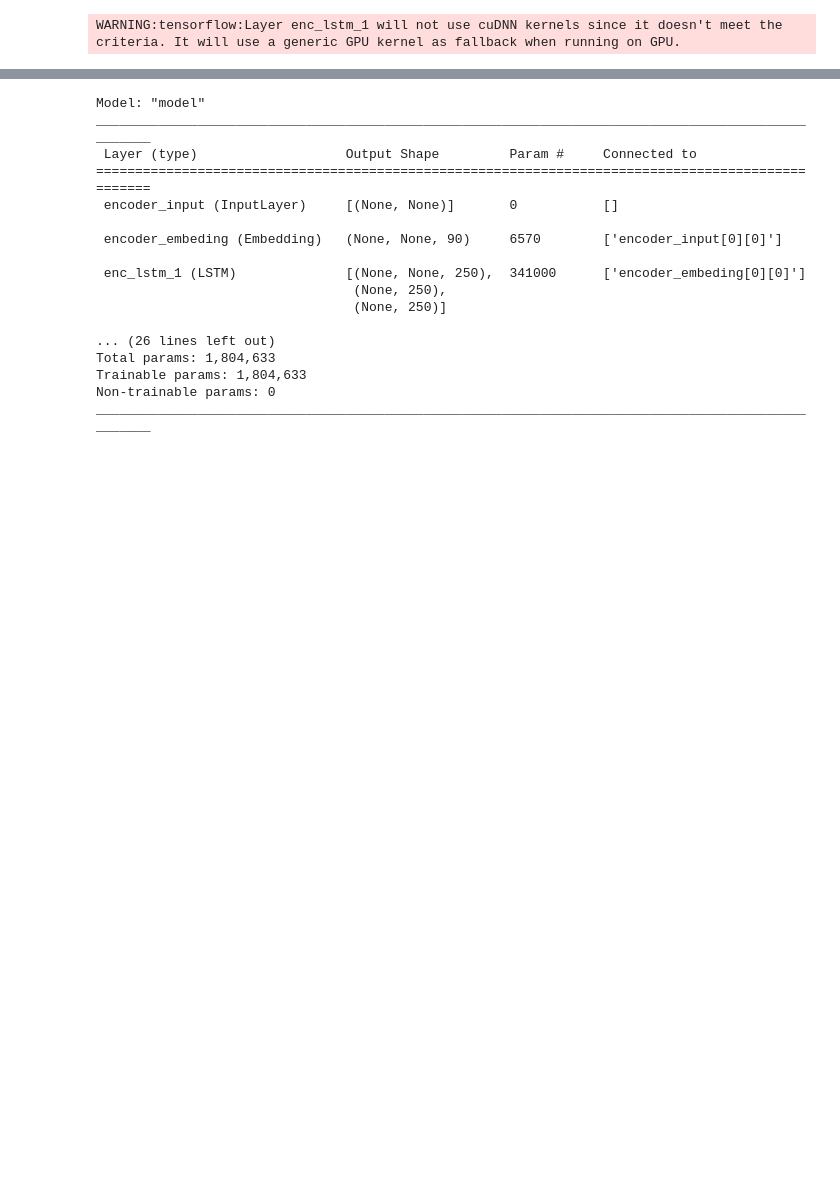
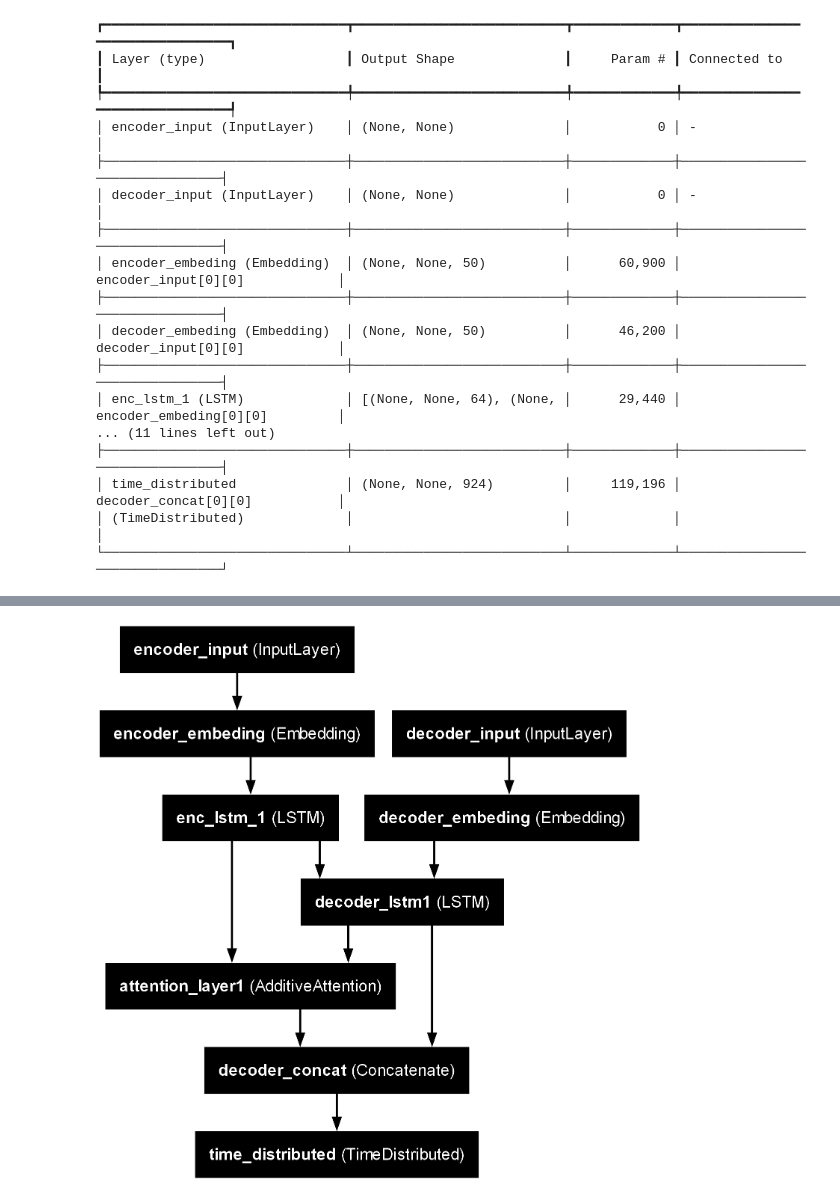
Before and after one commit to hmralavi/ML-Tensorflow, a Jupyter notebook: NLP/001_text_summarization.ipynb, the cells around one changed output, grey strips where cells are left out. Saved outputs shown, nothing was run; the diff lists cells and outputs as text; code cells hidden in the pictures; blank space fills up the shorter version.

Commit message:
text summarization

```diff
--- a/NLP/001_text_summarization.ipynb
+++ b/NLP/001_text_summarization.ipynb
@@ -45,6 +51,9 @@ def text_preprocess(txt, sum):
     sum = "soseq " + f(sum) + " eoseq"
     return txt, sum
 # %%
-ds_train, ds_test = tfds.load(name='samsum', split=['train[:10%]','test'], as_supervised=True)
-ds_train = np.array([text_preprocess(*d) for d in ds_train.as_numpy_iterator()]) # ndarray shape:(14732, 2)
-ds_test = np.array([text_preprocess(*d) for d in ds_test.as_numpy_iterator()]) # ndarray shape:(819, 2)
+# load samsum dataset
+ds = tfds.load(name='samsum', split='train+test+validation', as_supervised=True)
+ds = np.array([text_preprocess(*d) for d in ds.as_numpy_iterator()])
+texts = ds[:,0]
+summaries = ds[:,1]
+del ds
@@ -68,0 +78,4 @@ def create_tokenizer(txt_to_fit, min_token_count=1):
+# %%
+# split into train and validation datasets.
+x_train, x_val, y_train, y_val = train_test_split(texts, summaries, test_size=0.2, random_state=42, shuffle=True)
+del texts, summaries
@@ -69,20 +103,26 @@ def create_tokenizer(txt_to_fit, min_token_count=1):
 # %%
 # Tokenize input and target texts in the train dataset
-tokenizer_input = create_tokenizer(ds_train[:,0], 300)
-input_sequences = tokenizer_input.texts_to_sequences(ds_train[:,0]) # list of length 14732
+x_tokenizer = create_tokenizer(x_train, 5)
+x_train_seq = x_tokenizer.texts_to_sequences(x_train)
+x_val_seq = x_tokenizer.texts_to_sequences(x_val)
 
-tokenizer_target = create_tokenizer(ds_train[:,1], 20)
-target_sequences = tokenizer_target.texts_to_sequences(ds_train[:,1]) # list of length 14732
+y_tokenizer = create_tokenizer(y_train, 2)
+y_train_seq = y_tokenizer.texts_to_sequences(y_train)
+y_val_seq = y_tokenizer.texts_to_sequences(y_val)
 
 # Pad sequences
-input_sequences = pad_sequences(input_sequences, padding='post', truncating='post') # ndarray shape:(14732, 813)
-target_sequences = pad_sequences(target_sequences, padding='post', truncating='post') # ndarray shape:(14732, 64)
+x_train_seq = pad_sequences(x_train_seq, padding='post')
+y_train_seq = pad_sequences(y_train_seq, padding='post')
+x_val_seq = pad_sequences(x_val_seq, padding='post')
+y_val_seq = pad_sequences(y_val_seq, padding='post')
 
 # Prepare target data
-target_sequences_one_hot = tf.keras.utils.to_categorical(target_sequences,
-                                                         num_classes=tokenizer_target.num_words+1) # ndarray shape (14732, 64, 17599)
+y_train_seq_one_hot = tf.keras.utils.to_categorical(y_train_seq, num_classes=y_tokenizer.num_words+1) # ndarray shape (14732, 64, 17599)
+y_val_seq_one_hot = tf.keras.utils.to_categorical(y_val_seq, num_classes=y_tokenizer.num_words+1) # ndarray shape (14732, 64, 17599)
 
-#
-x_train = [input_sequences, target_sequences[:,:-1]]
-y_train = target_sequences_one_hot[:,1:]
+# prepare data for training the network
+x_train_for_model_training = [x_train_seq, y_train_seq[:,:-1]]
+x_val_for_model_training = [x_val_seq, y_val_seq[:,:-1]]
+y_train_for_model_training = y_train_seq_one_hot[:,1:]
+y_val_for_model_training = y_val_seq_one_hot[:,1:]
 # %%
@@ -178,4 +288,5 @@ def define_model(ntokens_input, ntokens_target):
 # %%
-train_model, encoder_model, decoder_model = define_model(tokenizer_input.num_words+1, tokenizer_target.num_words+1)
+train_model, encoder_model, decoder_model = define_simple_model(x_tokenizer.num_words+1, y_tokenizer.num_words+1)
 train_model.summary()
+tf.keras.utils.plot_model(train_model, show_shapes=False, show_layer_names=True)
 # %% [output]
@@ -183 +294,17 @@ WARNING:tensorflow:Layer enc_lstm_1 will not use cuDNN kernels since it doesn't
-WARNING:tensorflow:Layer enc_lstm_1 will not use cuDNN kernels since it doesn't meet the criteria. It will use a generic GPU kernel as fallback when running on GPU.
+┏━━━━━━━━━━━━━━━━━━━━━━━━━━━━━━━┳━━━━━━━━━━━━━━━━━━━━━━━━━━━┳━━━━━━━━━━━━━┳━━━━━━━━━━━━━━━━━━━━━━━━━━━━━━━━┓
+┃ Layer (type)                  ┃ Output Shape              ┃     Param # ┃ Connected to                   ┃
+┡━━━━━━━━━━━━━━━━━━━━━━━━━━━━━━━╇━━━━━━━━━━━━━━━━━━━━━━━━━━━╇━━━━━━━━━━━━━╇━━━━━━━━━━━━━━━━━━━━━━━━━━━━━━━━┩
+│ encoder_input (InputLayer)    │ (None, None)              │           0 │ -                              │
+├───────────────────────────────┼───────────────────────────┼─────────────┼────────────────────────────────┤
+│ decoder_input (InputLayer)    │ (None, None)              │           0 │ -                              │
+├───────────────────────────────┼───────────────────────────┼─────────────┼────────────────────────────────┤
+│ encoder_embeding (Embedding)  │ (None, None, 50)          │      60,900 │ encoder_input[0][0]            │
+├───────────────────────────────┼───────────────────────────┼─────────────┼────────────────────────────────┤
+│ decoder_embeding (Embedding)  │ (None, None, 50)          │      46,200 │ decoder_input[0][0]            │
+├───────────────────────────────┼───────────────────────────┼─────────────┼────────────────────────────────┤
+│ enc_lstm_1 (LSTM)             │ [(None, None, 64), (None, │      29,440 │ encoder_embeding[0][0]         │
+... (11 lines left out)
+├───────────────────────────────┼───────────────────────────┼─────────────┼────────────────────────────────┤
+│ time_distributed              │ (None, None, 924)         │     119,196 │ decoder_concat[0][0]           │
+│ (TimeDistributed)             │                           │             │                                │
+└───────────────────────────────┴───────────────────────────┴─────────────┴────────────────────────────────┘
@@ -190,17 +314 @@ WARNING:tensorflow:Layer decoder_lstm will not use cuDNN kernels since it doesn'
-Model: "model"
-__________________________________________________________________________________________________
- Layer (type)                   Output Shape         Param #     Connected to
-==================================================================================================
- encoder_input (InputLayer)     [(None, None)]       0           []
-
- encoder_embeding (Embedding)   (None, None, 90)     6570        ['encoder_input[0][0]']
-
- enc_lstm_1 (LSTM)              [(None, None, 250),  341000      ['encoder_embeding[0][0]']
-                                 (None, 250),
-                                 (None, 250)]
-
-... (26 lines left out)
-Total params: 1,804,633
-Trainable params: 1,804,633
-Non-trainable params: 0
-__________________________________________________________________________________________________
+[figure, added]
```
Also changed, not shown: parts of 16 cells of this notebook.
